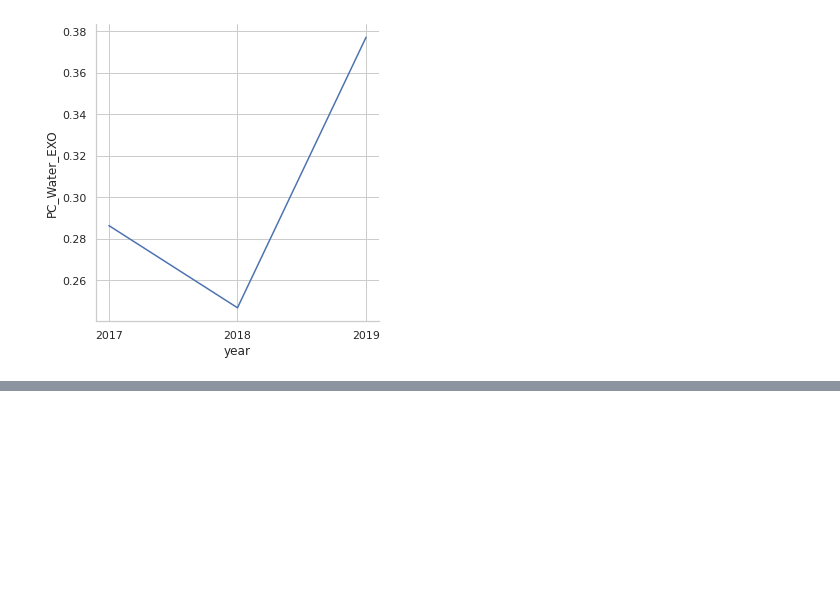
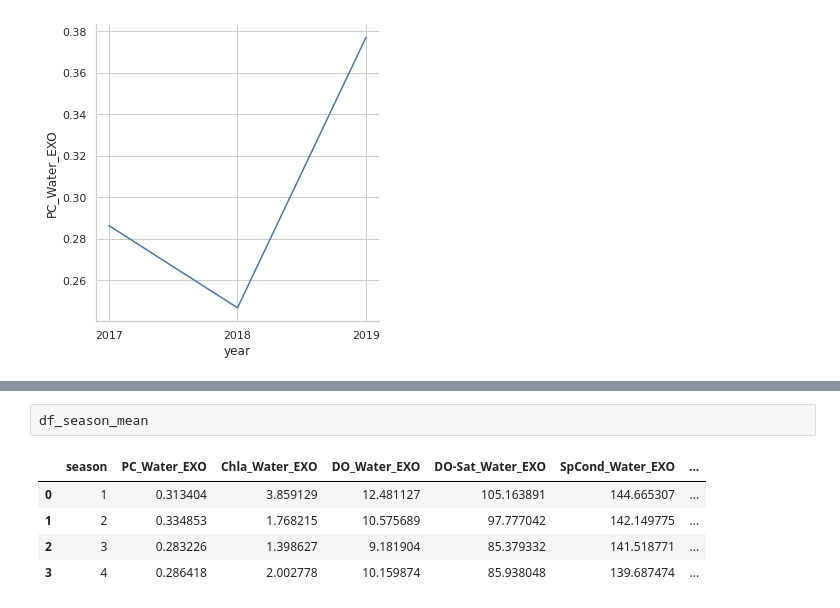
Before and after one commit to anirban-a/JeffersonProject, a Jupyter notebook: EDA/explore.ipynb, the cells around one changed output, grey strips where cells are left out. Drawn from its saved outputs; the diff is of its cells as text; blank space fills up the shorter version.

```diff
--- a/EDA/explore.ipynb
+++ b/EDA/explore.ipynb
@@ -188,0 +220,8 @@ plt.show()
+# %%
+df_season_mean
+# %% [output]
+|  | season | PC_Water_EXO | Chla_Water_EXO | DO_Water_EXO | DO-Sat_Water_EXO | SpCond_Water_EXO | ... |
+| 0 | 1 | 0.313404 | 3.859129 | 12.481127 | 105.163891 | 144.665307 | ... |
+| 1 | 2 | 0.334853 | 1.768215 | 10.575689 | 97.777042 | 142.149775 | ... |
+| 2 | 3 | 0.283226 | 1.398627 | 9.181904 | 85.379332 | 141.518771 | ... |
+| 3 | 4 | 0.286418 | 2.002778 | 10.159874 | 85.938048 | 139.687474 | ... |
```
Also changed, not shown: parts of 5 cells of this notebook.
